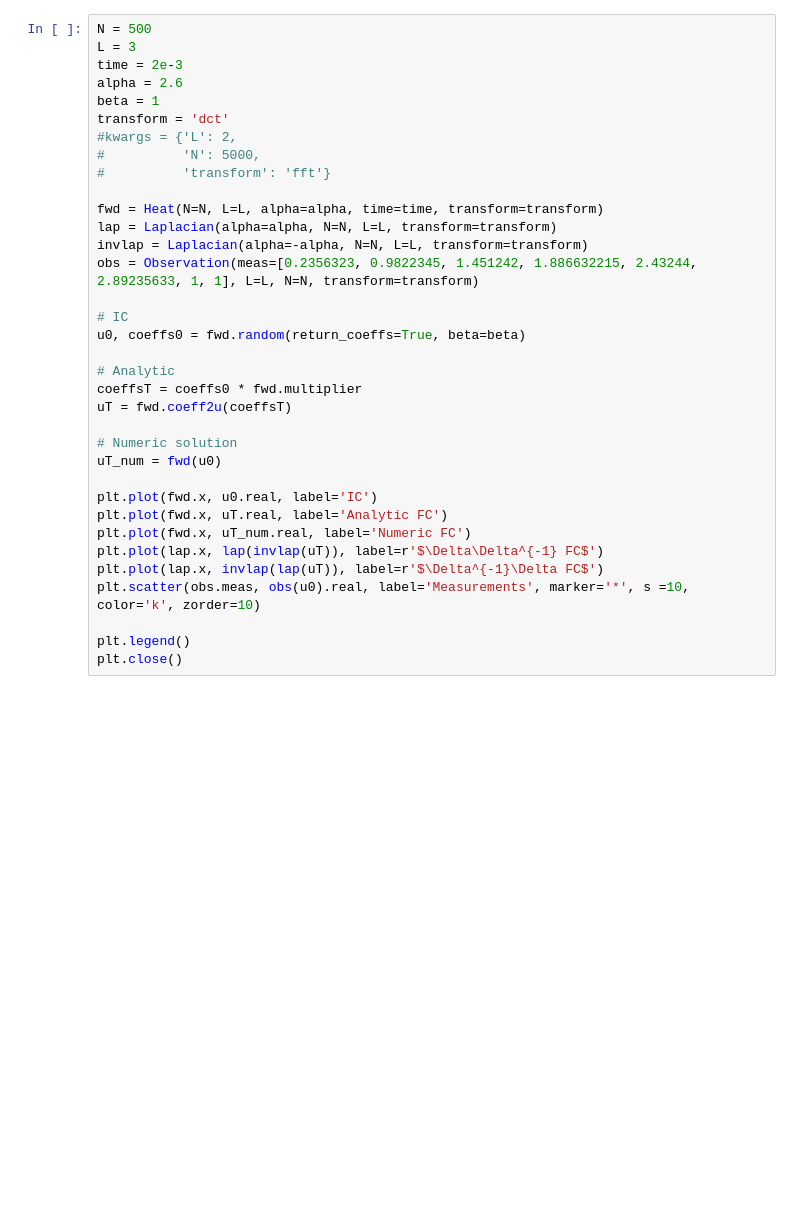
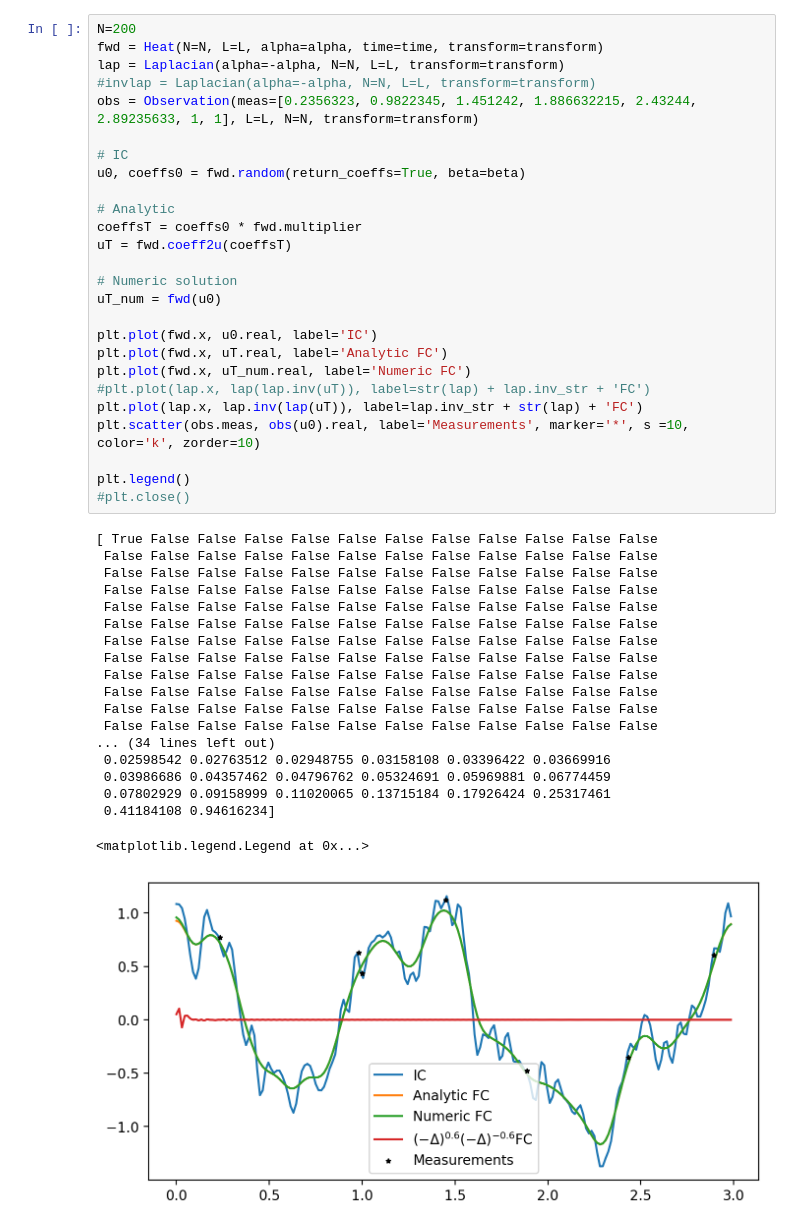
Before and after one commit to yairdaon/OED, a Jupyter notebook: heat.ipynb, the cells around one changed output. Saved outputs shown, nothing was run; the diff lists cells and outputs as text; blank space fills up the shorter version.

```diff
--- a/heat.ipynb
+++ b/heat.ipynb
@@ -177,38 +208,49 @@ class DiagonalizableObservation(Observation):
 # %%
-N = 500
-L = 3
-time = 2e-3
-alpha = 2.6
-beta = 1
-transform = 'dct'
-#kwargs = {'L': 2,
-#          'N': 5000,
-#          'transform': 'fft'}
-
+N=200
 fwd = Heat(N=N, L=L, alpha=alpha, time=time, transform=transform)
-lap = Laplacian(alpha=alpha, N=N, L=L, transform=transform)
-invlap = Laplacian(alpha=-alpha, N=N, L=L, transform=transform)
+lap = Laplacian(alpha=-alpha, N=N, L=L, transform=transform)
+#invlap = Laplacian(alpha=-alpha, N=N, L=L, transform=transform)
 obs = Observation(meas=[0.2356323, 0.9822345, 1.451242, 1.886632215, 2.43244, 2.89235633, 1, 1], L=L, N=N, transform=transform)
 
 # IC
 u0, coeffs0 = fwd.random(return_coeffs=True, beta=beta)
 
 # Analytic
 coeffsT = coeffs0 * fwd.multiplier
 uT = fwd.coeff2u(coeffsT)
 
 # Numeric solution
 uT_num = fwd(u0)
 
 plt.plot(fwd.x, u0.real, label='IC')
 plt.plot(fwd.x, uT.real, label='Analytic FC')
 plt.plot(fwd.x, uT_num.real, label='Numeric FC')
-plt.plot(lap.x, lap(invlap(uT)), label=r'$\Delta\Delta^{-1} FC$')
-plt.plot(lap.x, invlap(lap(uT)), label=r'$\Delta^{-1}\Delta FC$')
+#plt.plot(lap.x, lap(lap.inv(uT)), label=str(lap) + lap.inv_str + 'FC')
+plt.plot(lap.x, lap.inv(lap(uT)), label=lap.inv_str + str(lap) + 'FC')
 plt.scatter(obs.meas, obs(u0).real, label='Measurements', marker='*', s =10, color='k', zorder=10)
 
 plt.legend()
-plt.close()
+#plt.close()
+# %% [output]
+[ True False False False False False False False False False False False
+ False False False False False False False False False False False False
+ False False False False False False False False False False False False
+ False False False False False False False False False False False False
+ False False False False False False False False False False False False
+ False False False False False False False False False False False False
+ False False False False False False False False False False False False
+ False False False False False False False False False False False False
+ False False False False False False False False False False False False
+ False False False False False False False False False False False False
+ False False False False False False False False False False False False
+ False False False False False False False False False False False False
+... (34 lines left out)
+ 0.02598542 0.02763512 0.02948755 0.03158108 0.03396422 0.03669916
+ 0.03986686 0.04357462 0.04796762 0.05324691 0.05969881 0.06774459
+ 0.07802929 0.09158999 0.11020065 0.13715184 0.17926424 0.25317461
+ 0.41184108 0.94616234]
+<matplotlib.legend.Legend at 0x...>
+[figure, added]
 # %%
 n = 6
 singular_values = np.random.randn(n)**2
```
Also changed, not shown: parts of 7 cells of this notebook.
